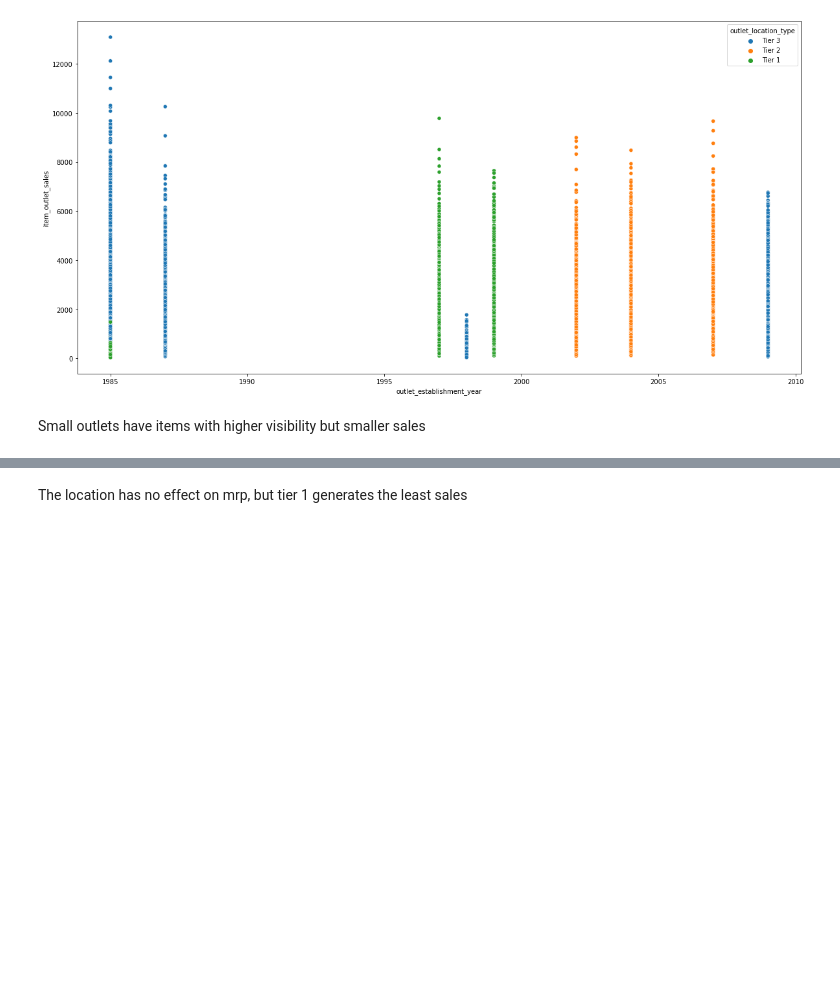
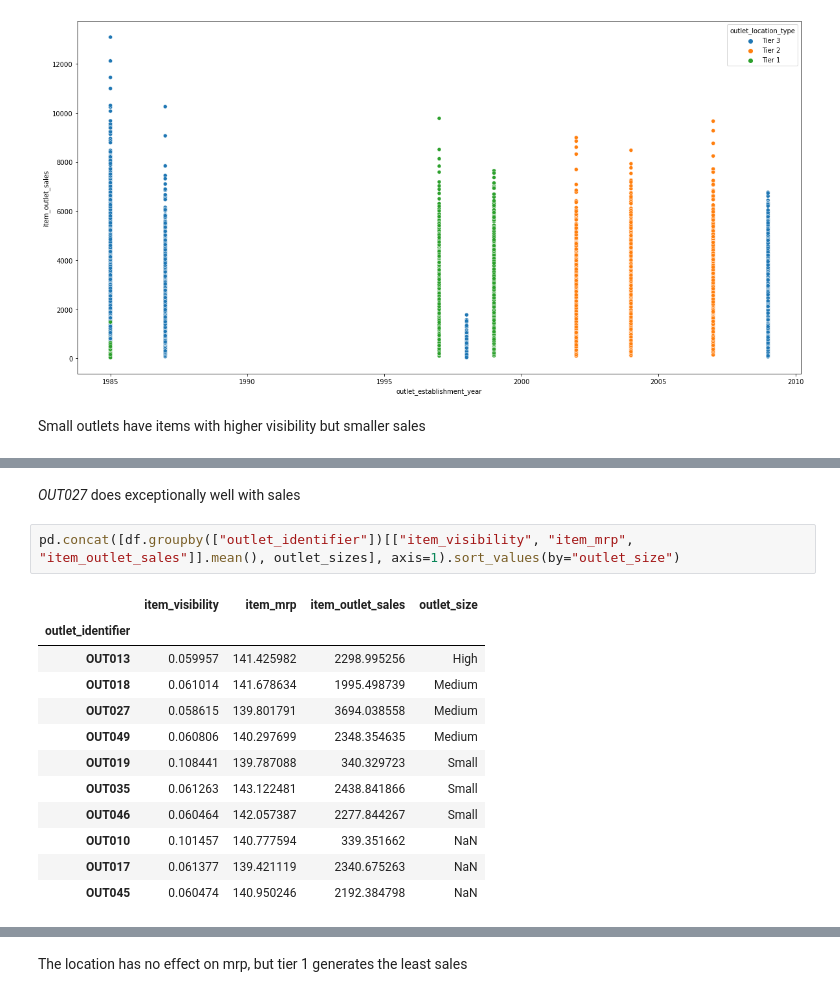
Before and after one commit to Technocolabs100/BigMart-Data-Analysis-and-Prediction, a Jupyter notebook: BigMart_predictive_model.ipynb, the cells around one changed output, grey strips where cells are left out. Drawn from its saved outputs; the diff is of its cells as text; blank space fills up the shorter version.

```diff
--- a/BigMart_predictive_model.ipynb
+++ b/BigMart_predictive_model.ipynb
@@ -449,0 +451,17 @@ df.groupby("outlet_size")[["item_visibility", "item_outlet_sales"]].mean()
+# %% [markdown]
+*OUT027* does exceptionally well with sales
+# %%
+pd.concat([df.groupby(["outlet_identifier"])[["item_visibility", "item_mrp", "item_outlet_sales"]].mean(), outlet_sizes], axis=1).sort_values(by="outlet_size")
+# %% [output]
+|  | item_visibility | item_mrp | item_outlet_sales | outlet_size |
+| outlet_identifier |  |  |  |  |
+| OUT013 | 0.059957 | 141.425982 | 2298.995256 | High |
+| OUT018 | 0.061014 | 141.678634 | 1995.498739 | Medium |
+| OUT027 | 0.058615 | 139.801791 | 3694.038558 | Medium |
+| OUT049 | 0.060806 | 140.297699 | 2348.354635 | Medium |
+| OUT019 | 0.108441 | 139.787088 | 340.329723 | Small |
+| OUT035 | 0.061263 | 143.122481 | 2438.841866 | Small |
+| OUT046 | 0.060464 | 142.057387 | 2277.844267 | Small |
+| OUT010 | 0.101457 | 140.777594 | 339.351662 | NaN |
+| OUT017 | 0.061377 | 139.421119 | 2340.675263 | NaN |
+| OUT045 | 0.060474 | 140.950246 | 2192.384798 | NaN |
```
Also changed, not shown: parts of 16 cells of this notebook.
